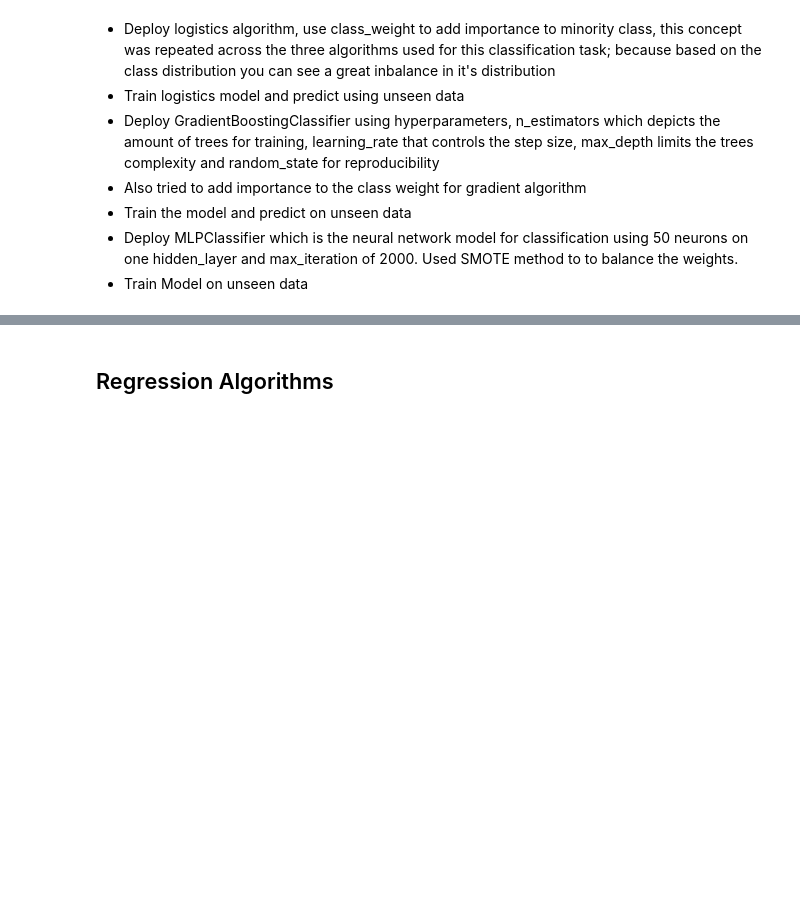
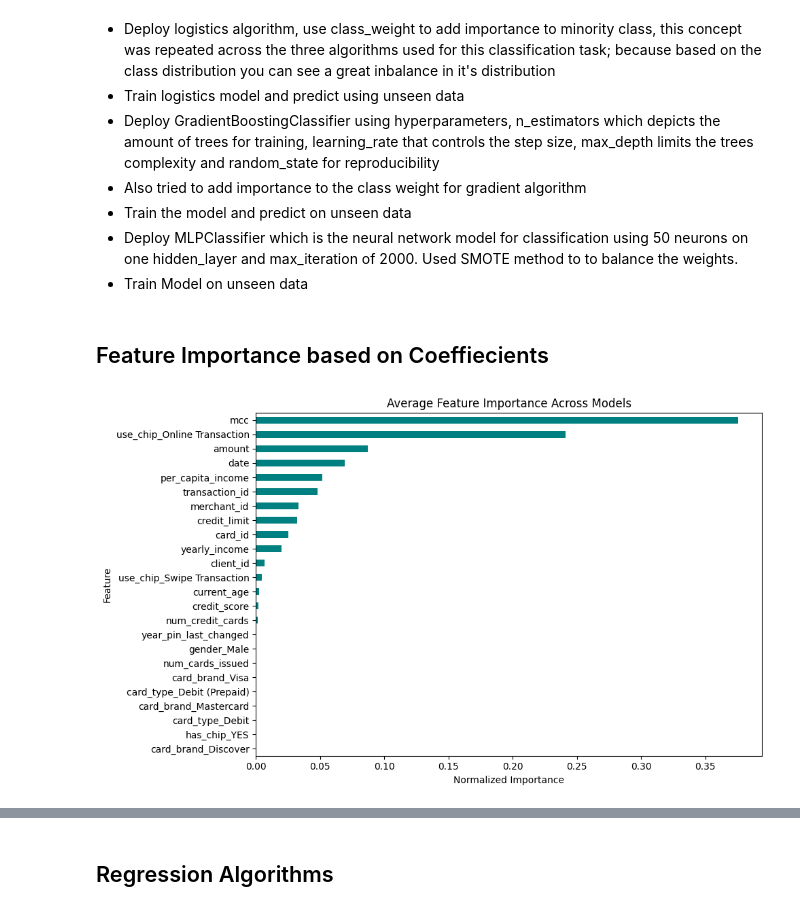
Before and after one commit to Chris-Miracle/fraud-detection, a Jupyter notebook: fraud_detection.ipynb, the cells around one changed output, grey strips where cells are left out. Saved outputs shown, nothing was run; the diff lists cells and outputs as text; code cells hidden in the pictures; blank space fills up the shorter version.

```diff
--- a/fraud_detection.ipynb
+++ b/fraud_detection.ipynb
@@ -222,3 +229,41 @@ Please also refer to the documentation for alternative solver options:
 - Train the model and predict on unseen data
 - Deploy MLPClassifier which is the neural network model for classification using 50 neurons on one hidden_layer and max_iteration of 2000. Used SMOTE method to to balance the weights.
 - Train Model on unseen data
+# %% [markdown]
+## Feature Importance based on Coeffiecients
+# %%
+# Get feature names
+feature_names = X_train.columns
+
+# Logistic Regression Coefficients
+log_coefs = np.abs(log_model.coef_[0])
+log_coefs /= log_coefs.sum()
+
+# Gradient Boosting Importances
+gb_importances = gb_model.feature_importances_
+gb_importances /= gb_importances.sum()
+
+# Neural Net: Permutation Importance
+perm_importance = permutation_importance(mlp_model, X_test, y_test, n_repeats=10, random_state=42)
+nn_importances = perm_importance.importances_mean
+nn_importances /= nn_importances.sum()
+
+# Combine into DataFrame
+df = pd.DataFrame({
+    "Feature": feature_names,
+    "Logistic": log_coefs,
+    "GradientBoosting": gb_importances,
+    "NeuralNet": nn_importances
+})
+df["Mean"] = df[["Logistic", "GradientBoosting", "NeuralNet"]].mean(axis=1)
+df_sorted = df.sort_values(by="Mean", ascending=False)
+
+# Plot
+plt.figure(figsize=(10, 6))
+df_sorted.set_index("Feature")["Mean"].plot(kind="barh", title="Average Feature Importance Across Models", color="teal")
+plt.gca().invert_yaxis()
+plt.xlabel("Normalized Importance")
+plt.tight_layout()
+plt.show()
+# %% [output]
+[figure, added]
```
Also changed, not shown: parts of 12 cells of this notebook.
